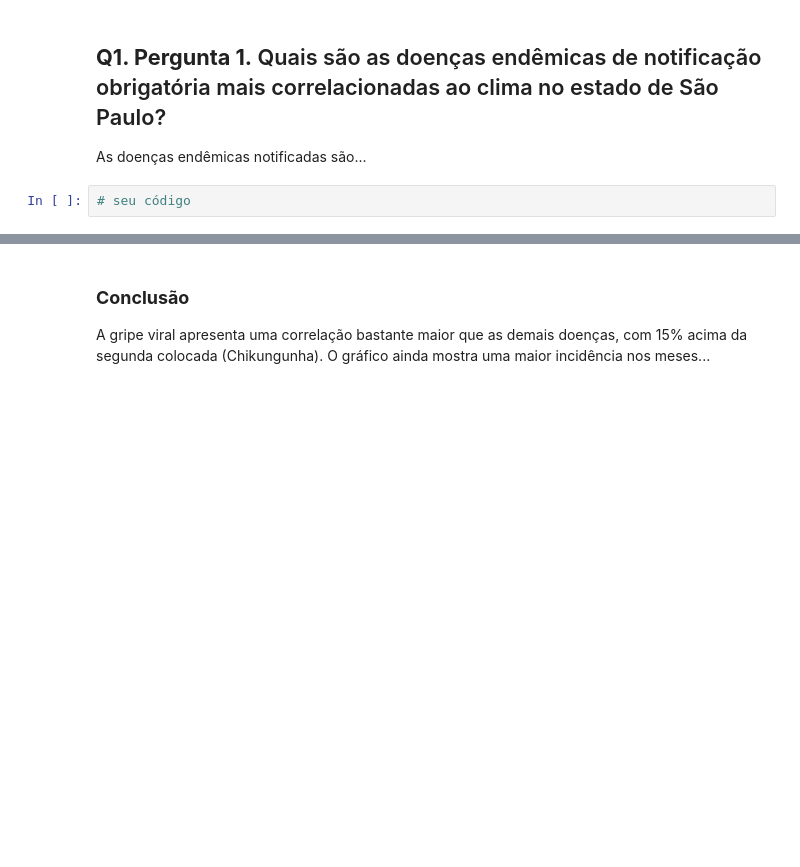
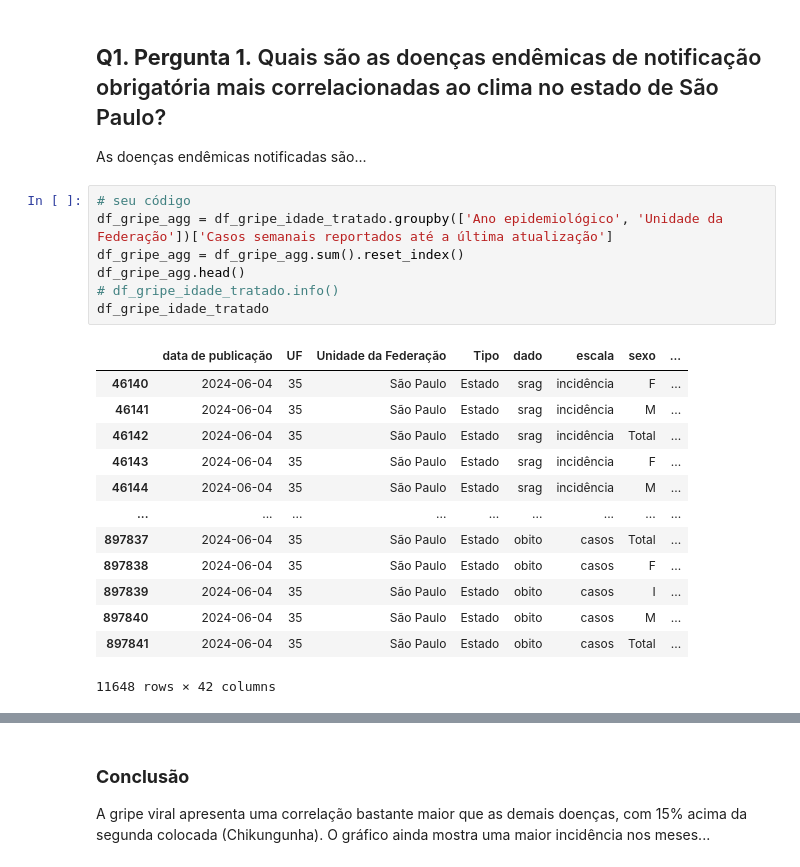
Before and after one commit to cesarfkb/trabalho-CD-semestral, a Jupyter notebook: Projeto_S1_CD.ipynb, the cells around one changed output, grey strips where cells are left out. Drawn from its saved outputs; the diff is of its cells as text; blank space fills up the shorter version.

```diff
--- a/Projeto_S1_CD.ipynb
+++ b/Projeto_S1_CD.ipynb
@@ -44,5 +366,24 @@ Abaixo um modelo opcional para as perguntas.
 ## **Q1. Pergunta 1.** Quais são as doenças endêmicas de notificação obrigatória mais correlacionadas ao clima no estado de São Paulo?
 
 As doenças endêmicas notificadas são...
-# %%
-# seu código
+# %%
+# seu código
+df_gripe_agg = df_gripe_idade_tratado.groupby(['Ano epidemiológico', 'Unidade da Federação'])['Casos semanais reportados até a última atualização']
+df_gripe_agg = df_gripe_agg.sum().reset_index()
+df_gripe_agg.head()
+# df_gripe_idade_tratado.info()
+df_gripe_idade_tratado
+# %% [output]
+|  | data de publicação | UF | Unidade da Federação | Tipo | dado | escala | sexo | ... |
+| 46140 | 2024-06-04 | 35 | São Paulo | Estado | srag | incidência | F | ... |
+| 46141 | 2024-06-04 | 35 | São Paulo | Estado | srag | incidência | M | ... |
+| 46142 | 2024-06-04 | 35 | São Paulo | Estado | srag | incidência | Total | ... |
+| 46143 | 2024-06-04 | 35 | São Paulo | Estado | srag | incidência | F | ... |
+| 46144 | 2024-06-04 | 35 | São Paulo | Estado | srag | incidência | M | ... |
+| ... | ... | ... | ... | ... | ... | ... | ... | ... |
+| 897837 | 2024-06-04 | 35 | São Paulo | Estado | obito | casos | Total | ... |
+| 897838 | 2024-06-04 | 35 | São Paulo | Estado | obito | casos | F | ... |
+| 897839 | 2024-06-04 | 35 | São Paulo | Estado | obito | casos | I | ... |
+| 897840 | 2024-06-04 | 35 | São Paulo | Estado | obito | casos | M | ... |
+| 897841 | 2024-06-04 | 35 | São Paulo | Estado | obito | casos | Total | ... |
+11648 rows × 42 columns
```
Also changed, not shown: parts of 29 cells of this notebook.
